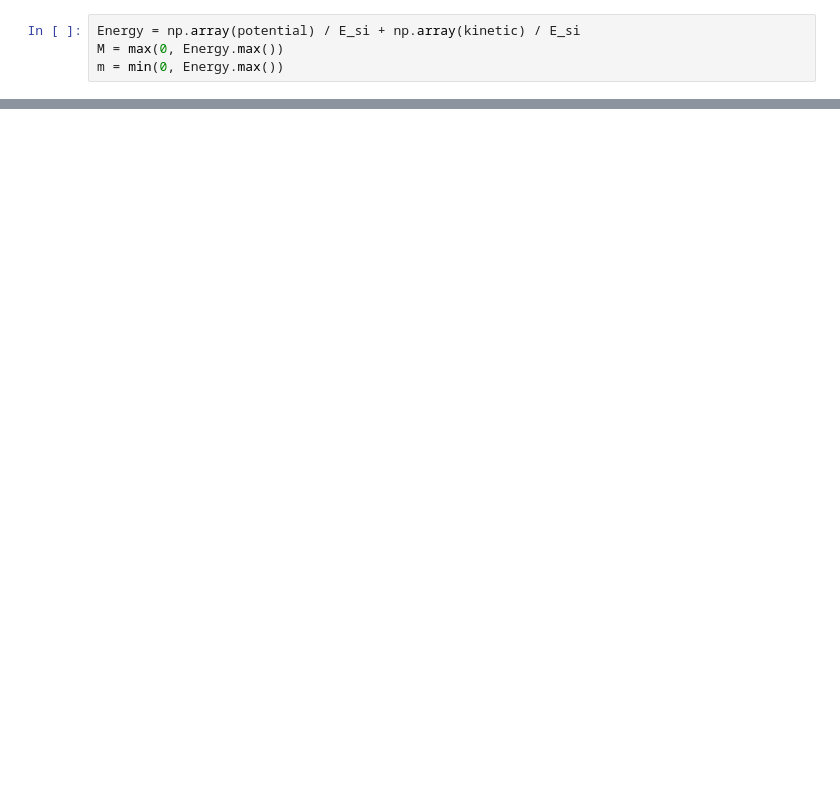
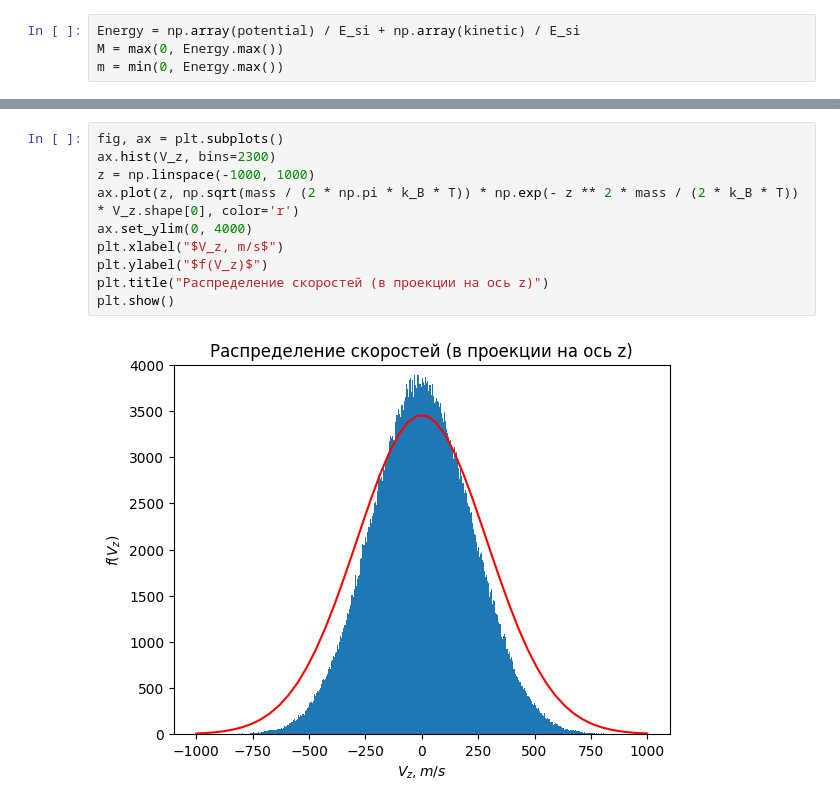
Before and after one commit to eMasov/Lenard-Johns-particle-model, a Jupyter notebook: Ideal_gas_model.ipynb, the cells around one changed output, grey strips where cells are left out. Cells and saved outputs as stored; diff of their text form; blank space fills up the shorter version.

```diff
--- a/Ideal_gas_model.ipynb
+++ b/Ideal_gas_model.ipynb
@@ -262,0 +274,12 @@ TypeError: deriv() takes 1 positional argument but 2 were given
+# %%
+fig, ax = plt.subplots()
+ax.hist(V_z, bins=2300)
+z = np.linspace(-1000, 1000)
+ax.plot(z, np.sqrt(mass / (2 * np.pi * k_B * T)) * np.exp(- z ** 2 * mass / (2 * k_B * T)) * V_z.shape[0], color='r')
+ax.set_ylim(0, 4000)
+plt.xlabel("$V_z, m/s$")
+plt.ylabel("$f(V_z)$")
+plt.title("Распределение скоростей (в проекции на ось z)")
+plt.show()
+# %% [output]
+[figure, added]
```
Also changed, not shown: parts of 32 cells of this notebook.
